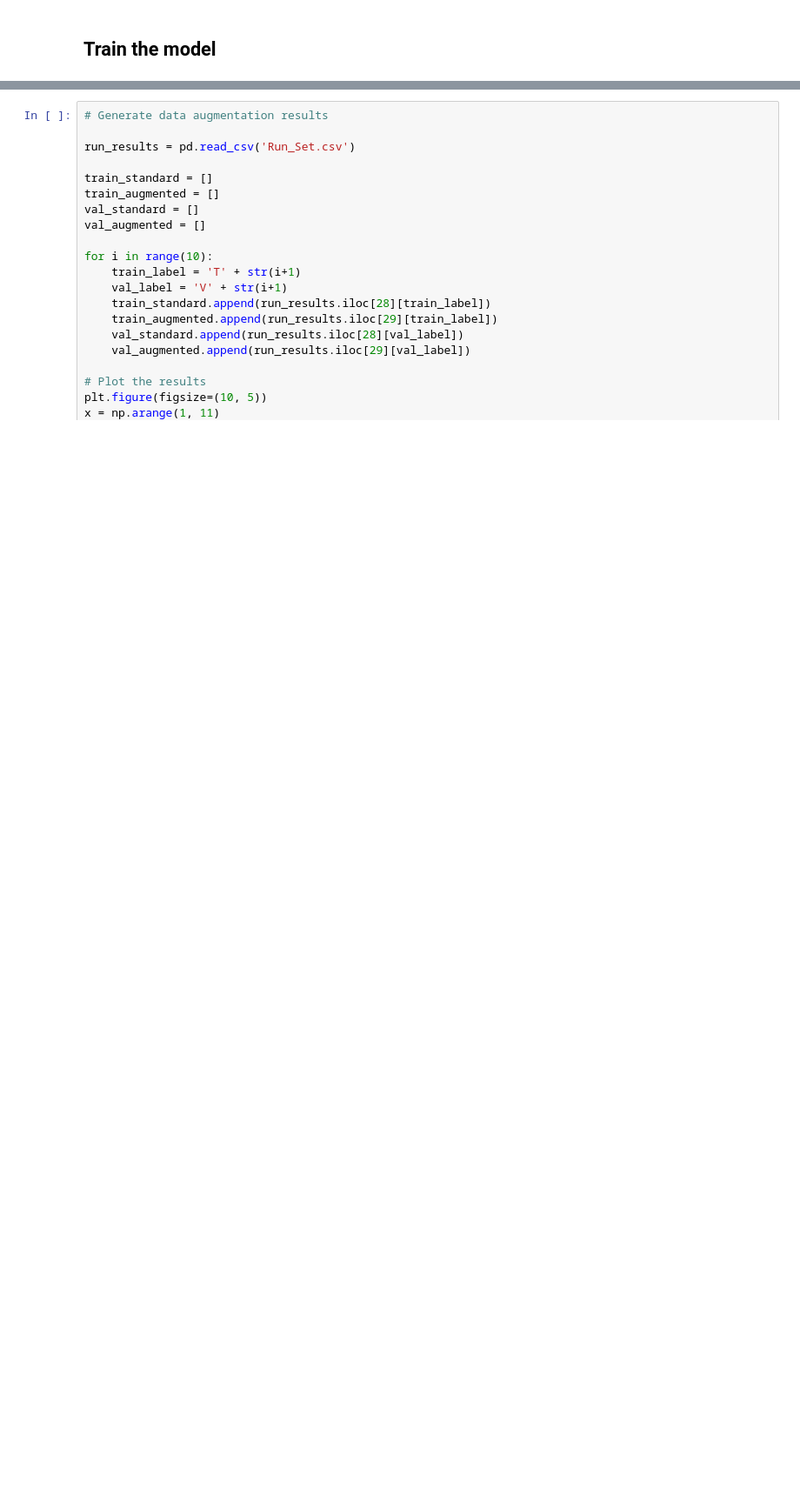
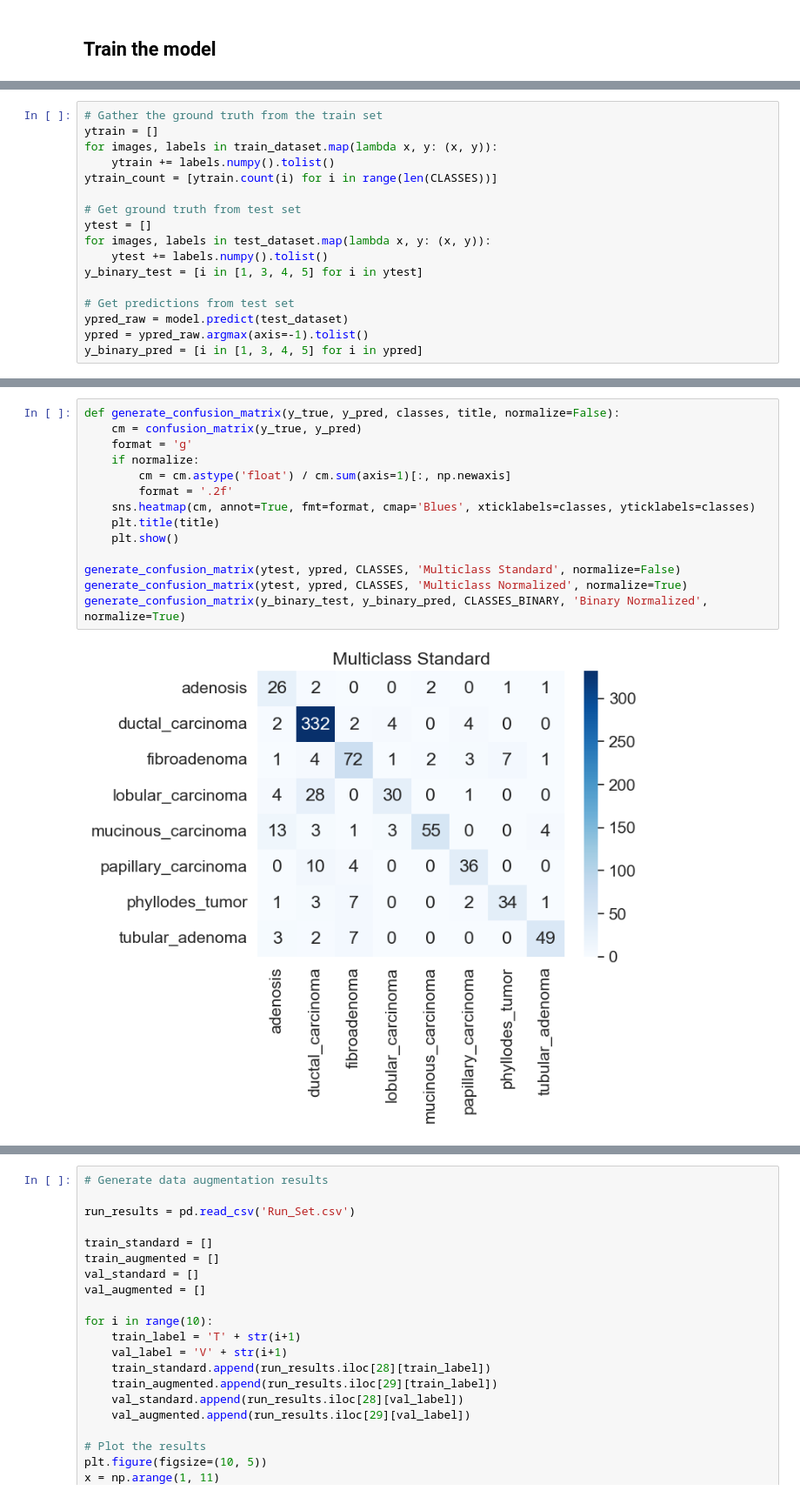
Before and after one commit to kdevoe/MobileNetV3_Breast_Cancer_Detection, a Jupyter notebook: Model_Draft_2.ipynb, the cells around one changed output, grey strips where cells are left out. Shown at 87% size. Cells and saved outputs as stored; diff of their text form; blank space fills up the shorter version.

```diff
--- a/Model_Draft_2.ipynb
+++ b/Model_Draft_2.ipynb
@@ -327,0 +225,17 @@ ROC AUC score: 0.8746168751833447
+# %%
+# Gather the ground truth from the train set
+ytrain = []
+for images, labels in train_dataset.map(lambda x, y: (x, y)):
+    ytrain += labels.numpy().tolist()
+ytrain_count = [ytrain.count(i) for i in range(len(CLASSES))]
+
+# Get ground truth from test set
+ytest = []
+for images, labels in test_dataset.map(lambda x, y: (x, y)):
+    ytest += labels.numpy().tolist()
+y_binary_test = [i in [1, 3, 4, 5] for i in ytest]
+
+# Get predictions from test set
+ypred_raw = model.predict(test_dataset)
+ypred = ypred_raw.argmax(axis=-1).tolist()
+y_binary_pred = [i in [1, 3, 4, 5] for i in ypred]
@@ -327,0 +246,16 @@ ROC AUC score: 0.8746168751833447
+# %%
+def generate_confusion_matrix(y_true, y_pred, classes, title, normalize=False):
+    cm = confusion_matrix(y_true, y_pred)
+    format = 'g'
+    if normalize:
+        cm = cm.astype('float') / cm.sum(axis=1)[:, np.newaxis]
+        format = '.2f'
+    sns.heatmap(cm, annot=True, fmt=format, cmap='Blues', xticklabels=classes, yticklabels=classes)
+    plt.title(title)
+    plt.show()
+
+generate_confusion_matrix(ytest, ypred, CLASSES, 'Multiclass Standard', normalize=False)
+generate_confusion_matrix(ytest, ypred, CLASSES, 'Multiclass Normalized', normalize=True)
+generate_confusion_matrix(y_binary_test, y_binary_pred, CLASSES_BINARY, 'Binary Normalized', normalize=True)
+# %% [output]
+[figure, added]
```
Also changed, not shown: parts of 20 cells of this notebook.
